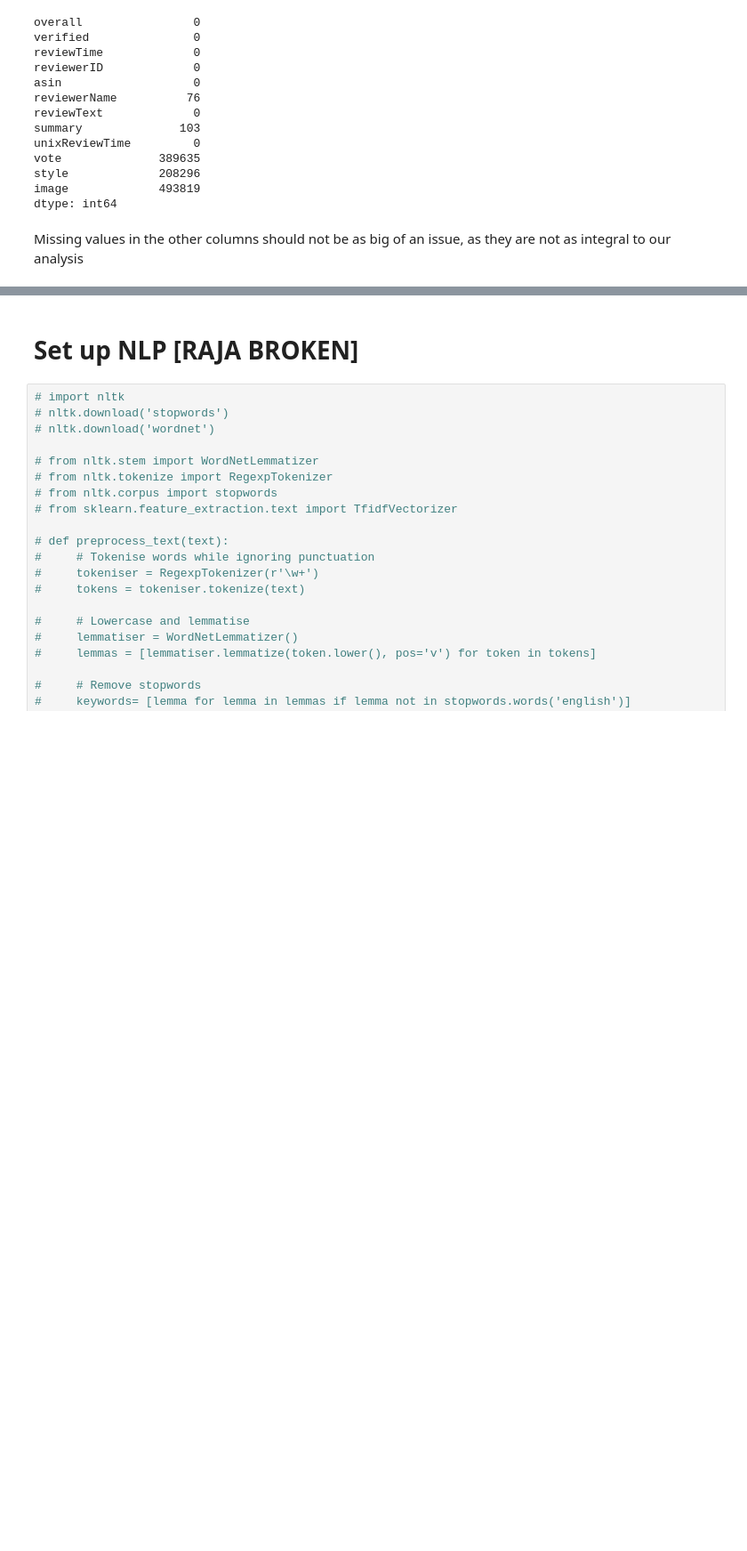
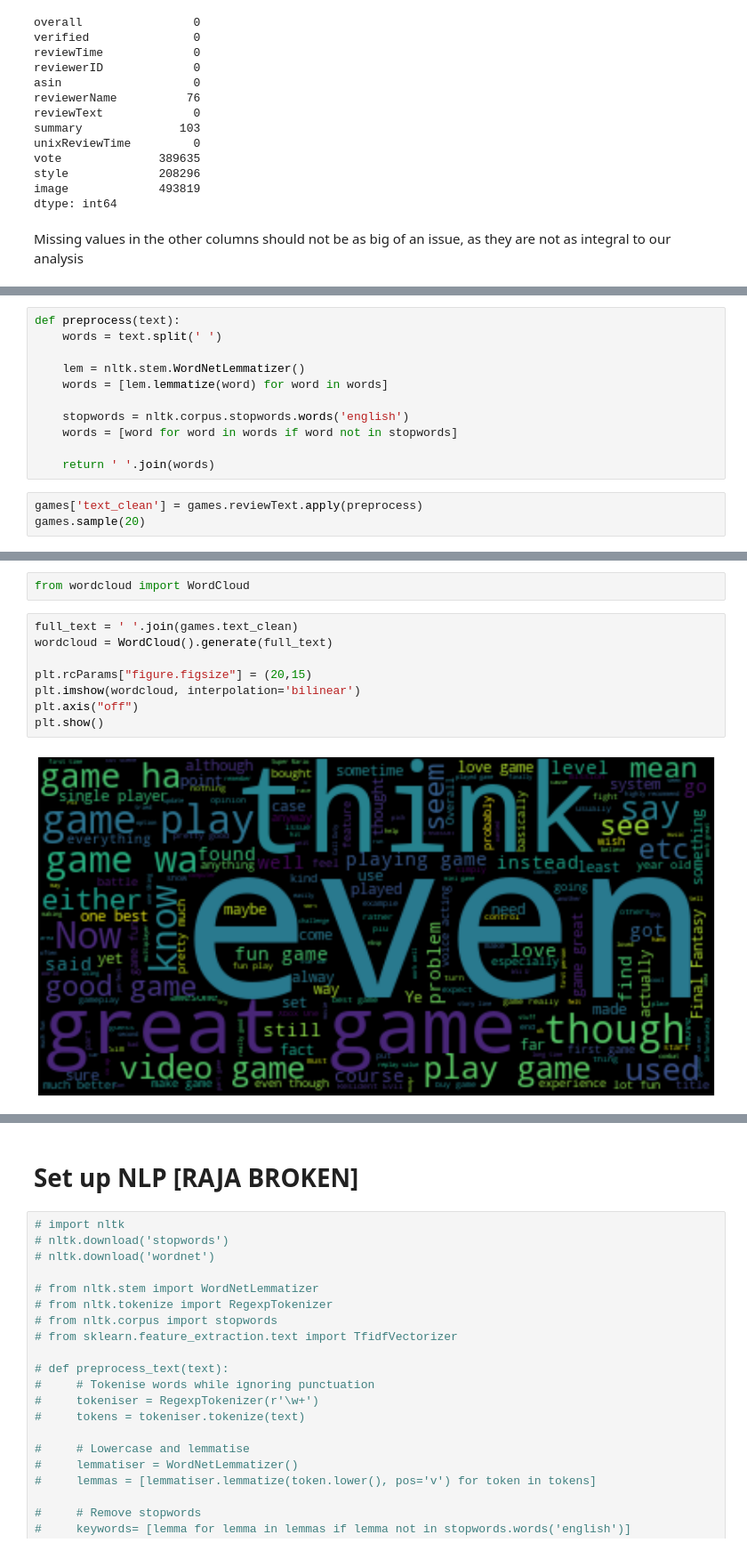
Before and after one commit to sciarrilli/TOOL1_FINAL_PROJECT, a Jupyter notebook: dst_final_project_notebook.ipynb, the cells around one changed output, grey strips where cells are left out. Shown at 89% size. Saved outputs shown, nothing was run; the diff lists cells and outputs as text; blank space fills up the shorter version.

Commit message:
Added text preprocessing and visualizations

```diff
--- a/dst_final_project_notebook.ipynb
+++ b/dst_final_project_notebook.ipynb
@@ -90,0 +90,14 @@ Missing values in the other columns should not be as big of an issue, as they ar
+# %%
+def preprocess(text):
+    words = text.split(' ')
+
+    lem = nltk.stem.WordNetLemmatizer()
+    words = [lem.lemmatize(word) for word in words]
+
+    stopwords = nltk.corpus.stopwords.words('english')
+    words = [word for word in words if word not in stopwords]
+
+    return ' '.join(words)
+# %%
+games['text_clean'] = games.reviewText.apply(preprocess)
+games.sample(20)
@@ -90,0 +122,12 @@ Missing values in the other columns should not be as big of an issue, as they ar
+# %%
+from wordcloud import WordCloud
+# %%
+full_text = ' '.join(games.text_clean)
+wordcloud = WordCloud().generate(full_text)
+
+plt.rcParams["figure.figsize"] = (20,15)
+plt.imshow(wordcloud, interpolation='bilinear')
+plt.axis("off")
+plt.show()
+# %% [output]
+[figure, added]
```
Also changed, not shown: parts of 6 cells of this notebook.
